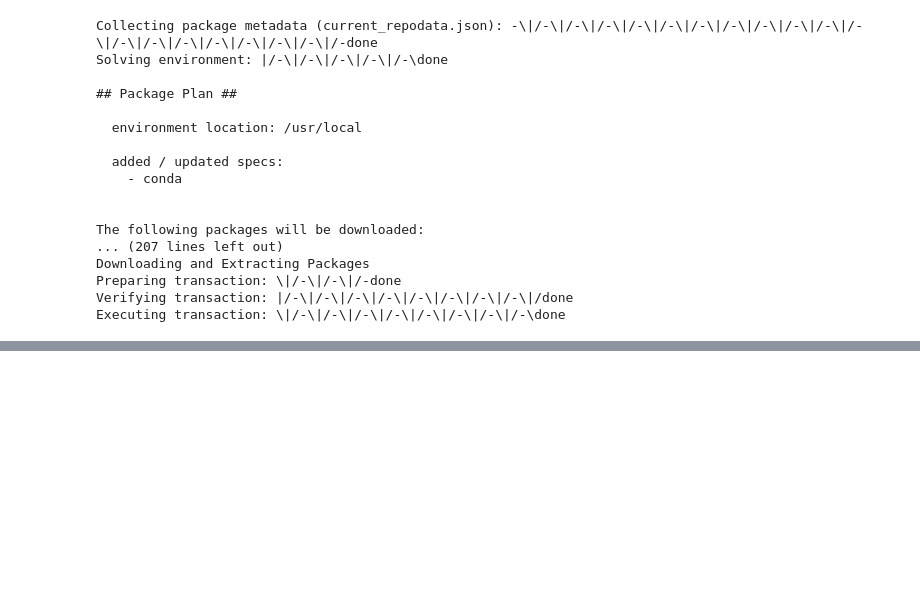
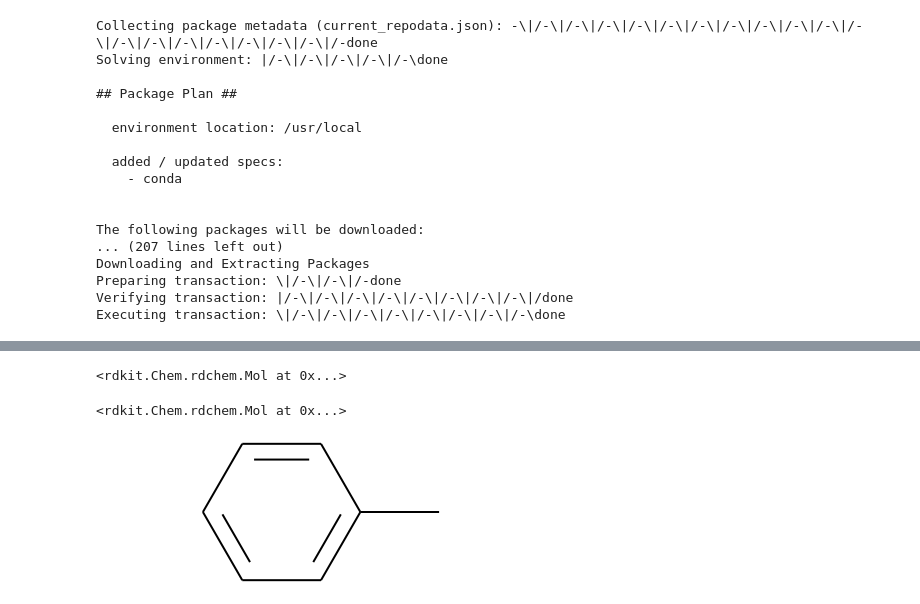
Before and after one commit to gmm/RDKit-on-Colab, a Jupyter notebook: RDKit_Google_Colab.ipynb, the cells around one changed output, grey strips where cells are left out. Cells and saved outputs as stored; diff of their text form; code cells hidden in the pictures; blank space fills up the shorter version.

Commit message:
Now with IPythonConsole, to permit depicting molecules inline, and demo code to show atom numbers on RDKit molecules.

```diff
--- a/RDKit_Google_Colab.ipynb
+++ b/RDKit_Google_Colab.ipynb
@@ -65,0 +71,9 @@ from rdkit import Chem
+# %%
+m = Chem.MolFromSmiles('Cc1ccccc1')
+m
+# %% [output]
+<rdkit.Chem.rdchem.Mol at 0x...>
+# %%
+m
+# %% [output]
+<rdkit.Chem.rdchem.Mol at 0x...>
@@ -65,0 +83,4 @@ from rdkit import Chem
+# %%
+m
+# %% [output]
+[figure, added]
```
Also changed, not shown: parts of 8 cells of this notebook.
